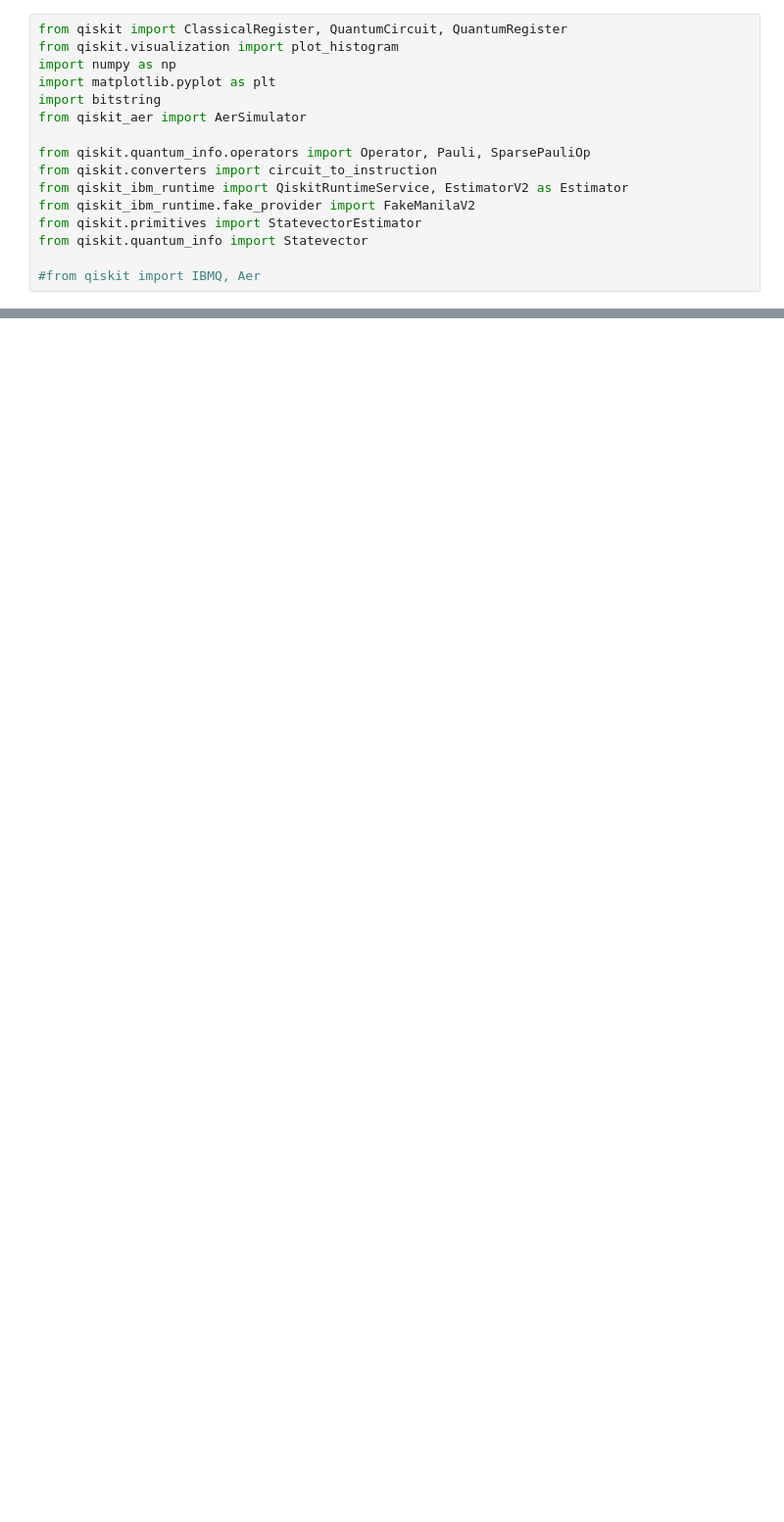
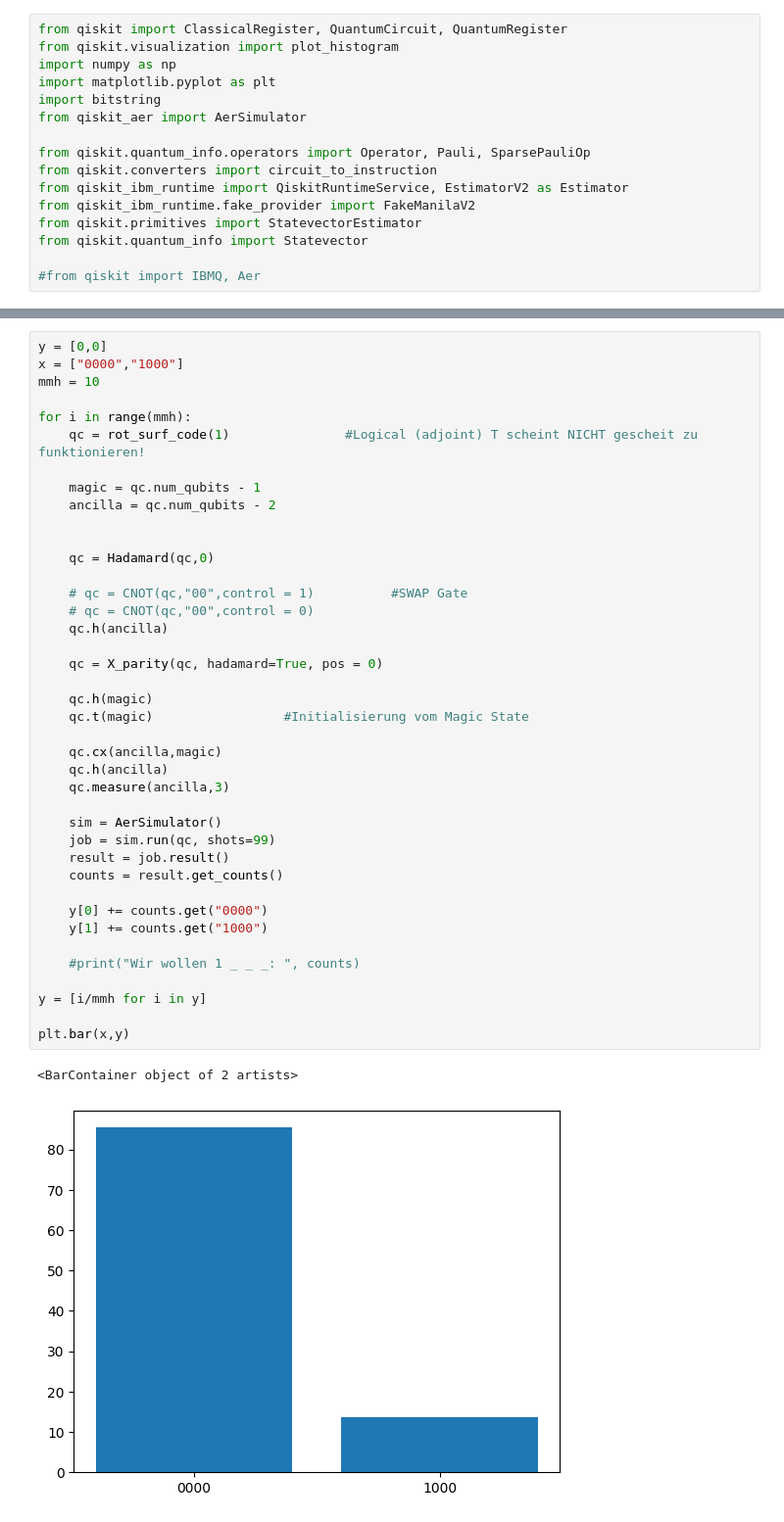
Before and after one commit to RicemanBoy/qc_researchproject, a Jupyter notebook: playground.ipynb, the cells around one changed output, grey strips where cells are left out. Shown at 98% size. Drawn from its saved outputs; the diff is of its cells as text; blank space fills up the shorter version.

```diff
--- a/playground.ipynb
+++ b/playground.ipynb
@@ -377,0 +437,43 @@ Wir wollen 1...:  {'0000': 17, '1000': 41, '1001': 27, '0001': 14}
+# %%
+y = [0,0]
+x = ["0000","1000"]
+mmh = 10
+
+for i in range(mmh):
+    qc = rot_surf_code(1)               #Logical (adjoint) T scheint NICHT gescheit zu funktionieren!
+
+    magic = qc.num_qubits - 1
+    ancilla = qc.num_qubits - 2
+
+
+    qc = Hadamard(qc,0)
+
+    # qc = CNOT(qc,"00",control = 1)          #SWAP Gate
+    # qc = CNOT(qc,"00",control = 0)
+    qc.h(ancilla)
+
+    qc = X_parity(qc, hadamard=True, pos = 0)
+
+    qc.h(magic)
+    qc.t(magic)                 #Initialisierung vom Magic State
+
+    qc.cx(ancilla,magic)
+    qc.h(ancilla)
+    qc.measure(ancilla,3)
+
+    sim = AerSimulator()
+    job = sim.run(qc, shots=99)
+    result = job.result()
+    counts = result.get_counts()
+
+    y[0] += counts.get("0000")
+    y[1] += counts.get("1000")
+
+    #print("Wir wollen 1 _ _ _: ", counts)
+
+y = [i/mmh for i in y]
+
+plt.bar(x,y)
+# %% [output]
+<BarContainer object of 2 artists>
+[figure, added]
```
Also changed, not shown: parts of 5 cells of this notebook, 1 other file.
